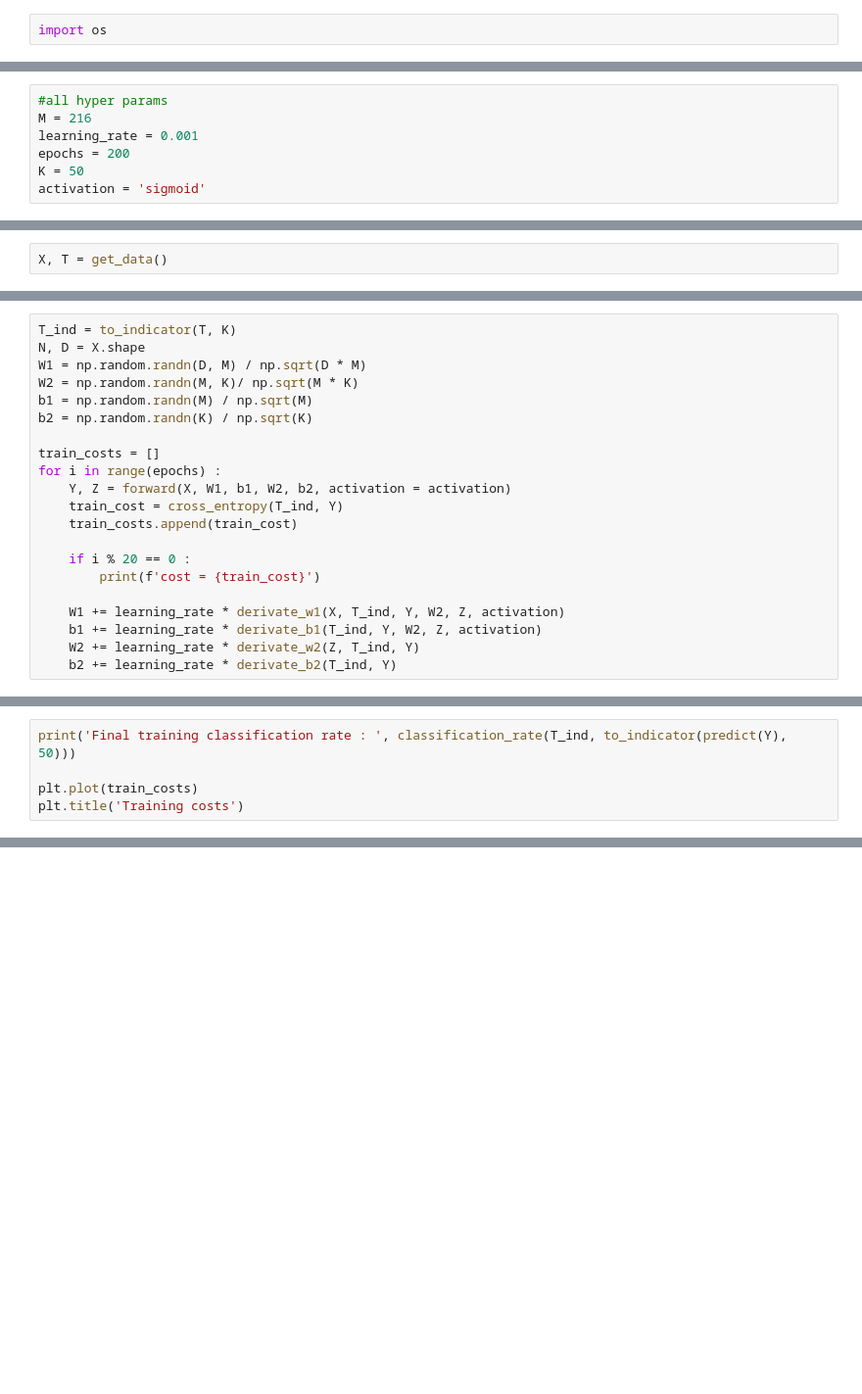
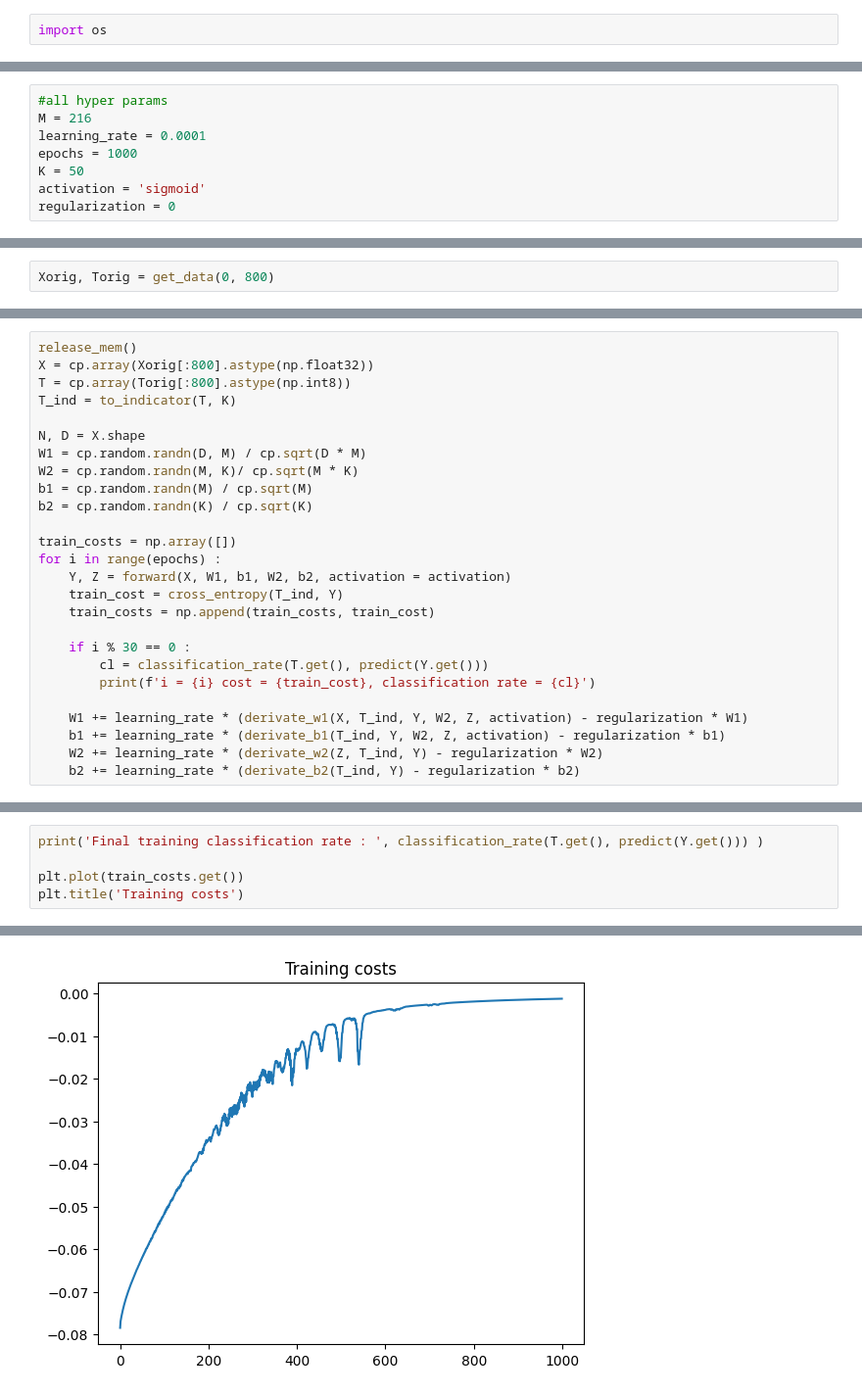
Before and after one commit to BUSY-LOOPING/Machine-Learning, a Jupyter notebook: projects/sound-classifier/audio_classification.ipynb, the cells around one changed output, grey strips where cells are left out. Shown at 98% size. Drawn from its saved outputs; the diff is of its cells as text; blank space fills up the shorter version.

```diff
--- a/projects/sound-classifier/audio_classification.ipynb
+++ b/projects/sound-classifier/audio_classification.ipynb
@@ -223,7 +233,8 @@ def get_data() :
 # %%
 #all hyper params
 M = 216
-learning_rate = 0.001
-epochs = 200
+learning_rate = 0.0001
+epochs = 1000
 K = 50
 activation = 'sigmoid'
+regularization = 0
@@ -230,2 +244,2 @@ activation = 'sigmoid'
 # %%
-X, T = get_data()
+Xorig, Torig = get_data(0, 800)
@@ -234,21 +249,26 @@ MemoryError: Unable to allocate 845. MiB for an array with shape (1000, 221400)
 # %%
+release_mem()
+X = cp.array(Xorig[:800].astype(np.float32))
+T = cp.array(Torig[:800].astype(np.int8))
 T_ind = to_indicator(T, K)
+
 N, D = X.shape
-W1 = np.random.randn(D, M) / np.sqrt(D * M)
-W2 = np.random.randn(M, K)/ np.sqrt(M * K)
-b1 = np.random.randn(M) / np.sqrt(M)
-b2 = np.random.randn(K) / np.sqrt(K)
+W1 = cp.random.randn(D, M) / cp.sqrt(D * M)
+W2 = cp.random.randn(M, K)/ cp.sqrt(M * K)
+b1 = cp.random.randn(M) / cp.sqrt(M)
+b2 = cp.random.randn(K) / cp.sqrt(K)
 
-train_costs = []
+train_costs = np.array([])
 for i in range(epochs) :
     Y, Z = forward(X, W1, b1, W2, b2, activation = activation)
     train_cost = cross_entropy(T_ind, Y)
-    train_costs.append(train_cost)
+    train_costs = np.append(train_costs, train_cost)
 
-    if i % 20 == 0 :
-        print(f'cost = {train_cost}')
+    if i % 30 == 0 :
+        cl = classification_rate(T.get(), predict(Y.get()))
+        print(f'i = {i} cost = {train_cost}, classification rate = {cl}')
 
-    W1 += learning_rate * derivate_w1(X, T_ind, Y, W2, Z, activation)
-    b1 += learning_rate * derivate_b1(T_ind, Y, W2, Z, activation)
-    W2 += learning_rate * derivate_w2(Z, T_ind, Y)
-    b2 += learning_rate * derivate_b2(T_ind, Y)
+    W1 += learning_rate * (derivate_w1(X, T_ind, Y, W2, Z, activation) - regularization * W1)
+    b1 += learning_rate * (derivate_b1(T_ind, Y, W2, Z, activation) - regularization * b1)
+    W2 += learning_rate * (derivate_w2(Z, T_ind, Y) - regularization * W2)
+    b2 += learning_rate * (derivate_b2(T_ind, Y) - regularization * b2)
@@ -255,5 +302,6 @@ for i in range(epochs) :
 # %%
-print('Final training classification rate : ', classification_rate(T_ind, to_indicator(predict(Y), 50)))
+print('Final training classification rate : ', classification_rate(T.get(), predict(Y.get())) )
 
-plt.plot(train_costs)
+plt.plot(train_costs.get())
 plt.title('Training costs')
+# %% [output]
@@ -259,0 +311 @@ plt.title('Training costs')
+[figure, added]
```
Also changed, not shown: parts of 17 cells of this notebook.
